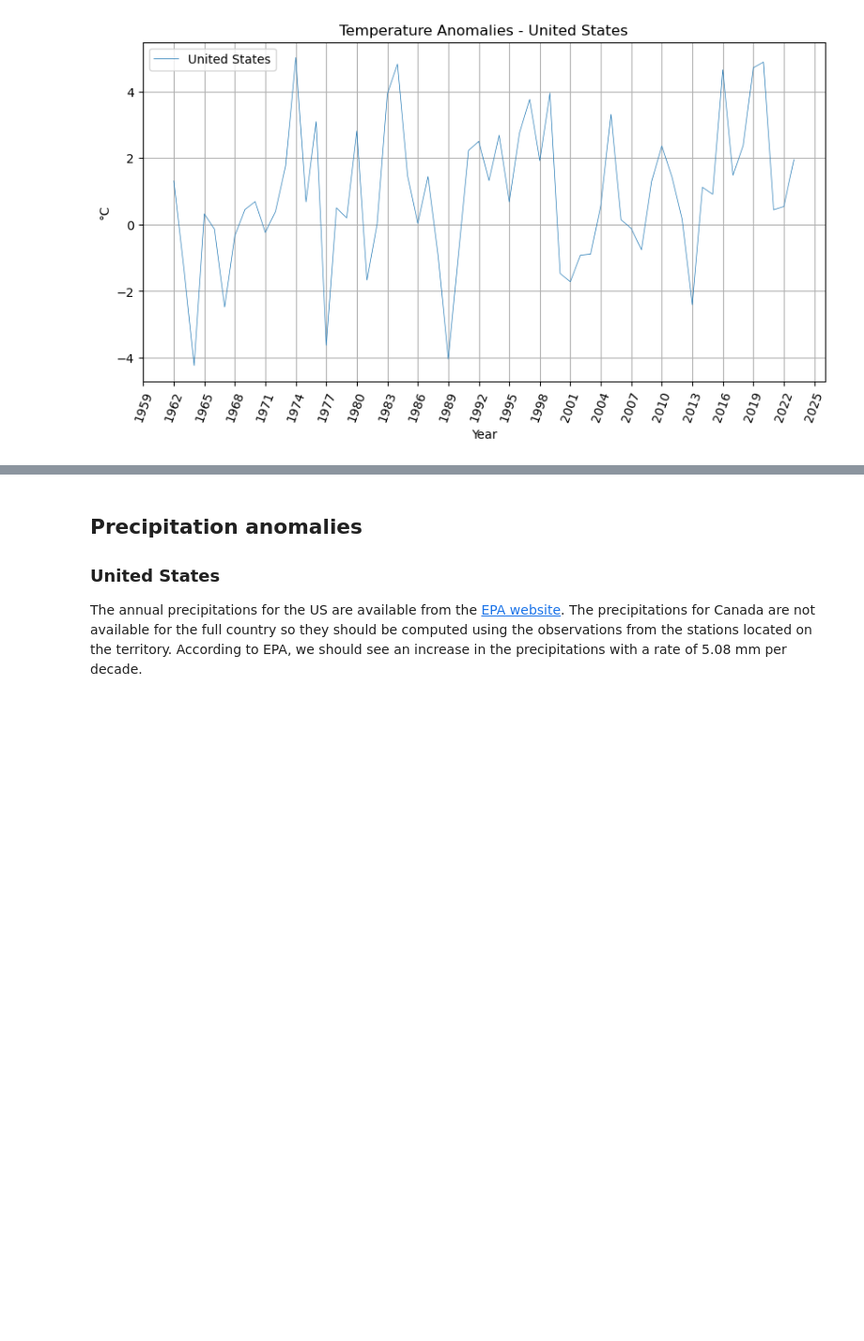
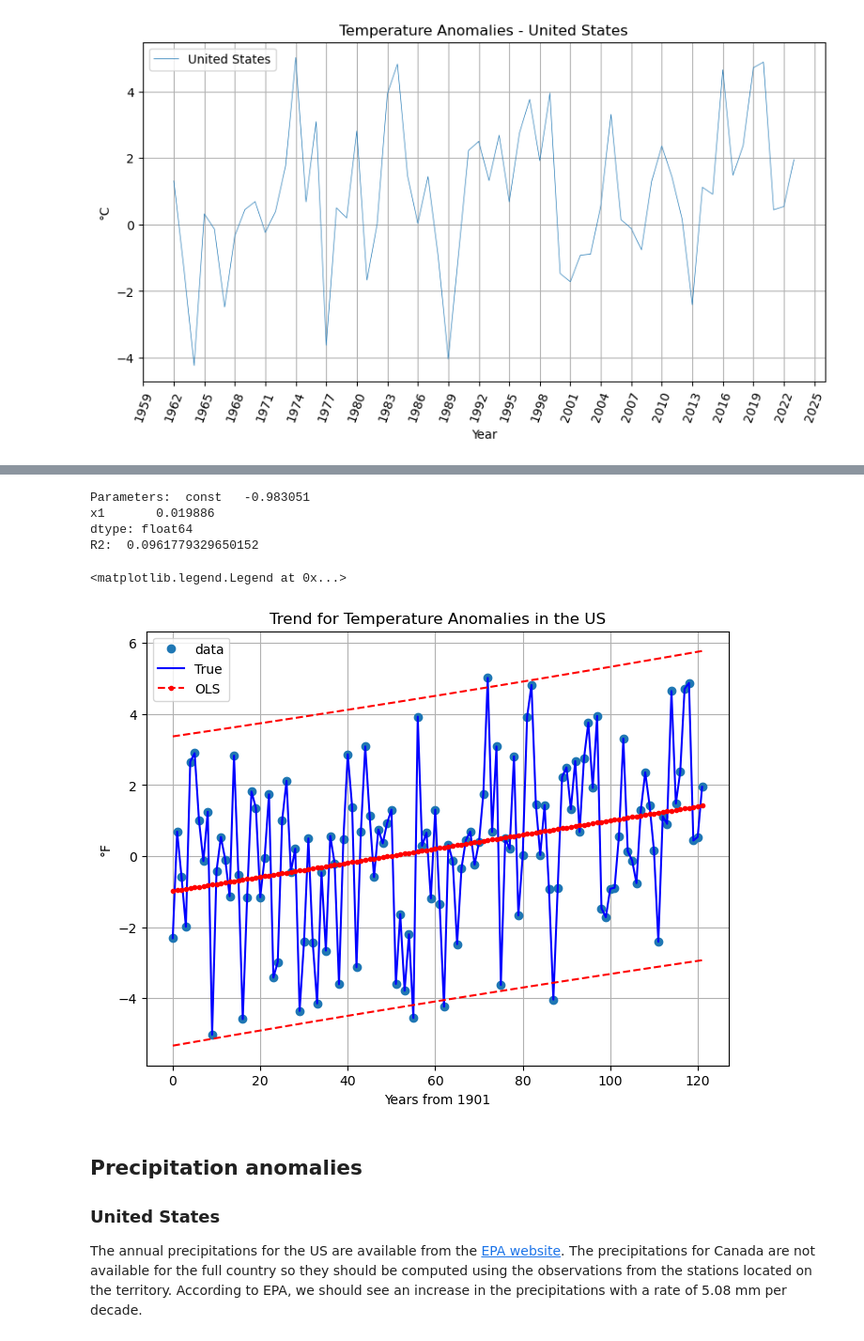
Before and after one commit to luigiselmi/climate, a Jupyter notebook: iia/fao/faostat_north_america.ipynb, the cells around one changed output, grey strips where cells are left out. Shown at 94% size. Cells and saved outputs as stored; diff of their text form; code cells hidden in the pictures; blank space fills up the shorter version.

```diff
--- a/iia/fao/faostat_north_america.ipynb
+++ b/iia/fao/faostat_north_america.ipynb
@@ -169,3 +169,11 @@ plt.legend(loc='upper left')
 # %% [output]
 <matplotlib.legend.Legend at 0x...>
 [figure]
+# %%
+import statsmodels.api as sm
+y = temperatures_us_df['Anomaly']
+x = np.arange(0,122)
+X = sm.add_constant(x)
+model = sm.OLS(y, X)
+results = model.fit()
+print(results.summary())
@@ -172,3 +198,30 @@ plt.legend(loc='upper left')
+# %%
+print("Parameters: ", results.params)
+print("R2: ", results.rsquared)
+# %% [output]
+Parameters:  const   -0.983051
+x1       0.019886
+dtype: float64
+R2:  0.0961779329650152
+# %%
+pred_ols = results.get_prediction()
+iv_l = pred_ols.summary_frame()["obs_ci_lower"]
+iv_u = pred_ols.summary_frame()["obs_ci_upper"]
+
+fig, ax = plt.subplots(figsize=(8, 6))
+ax.grid(True)
+ax.set_title('Trend for Temperature Anomalies in the US')
+ax.set_xlabel('Years from 1901')
+ax.set_ylabel('°F')
+ax.plot(x, y, "o", label="data")
+ax.plot(x, y, "b-", label="True")
+ax.plot(x, results.fittedvalues, "r--.", label="OLS")
+ax.plot(x, iv_u, "r--")
+ax.plot(x, iv_l, "r--")
+ax.legend(loc="best")
+# %% [output]
+<matplotlib.legend.Legend at 0x...>
+[figure, added]
 # %% [markdown]
 ## Precipitation anomalies
 
```
Also changed, not shown: parts of 1 cell of this notebook.
